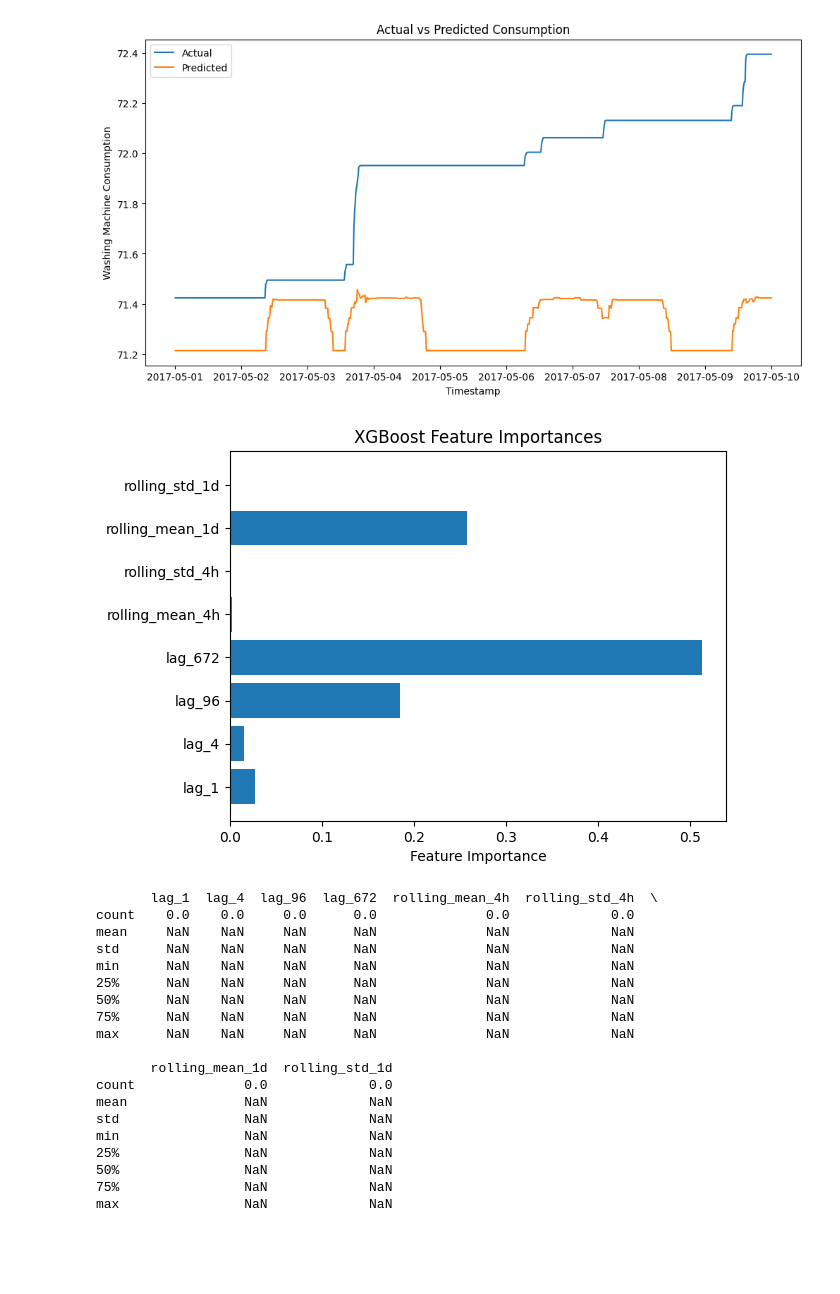
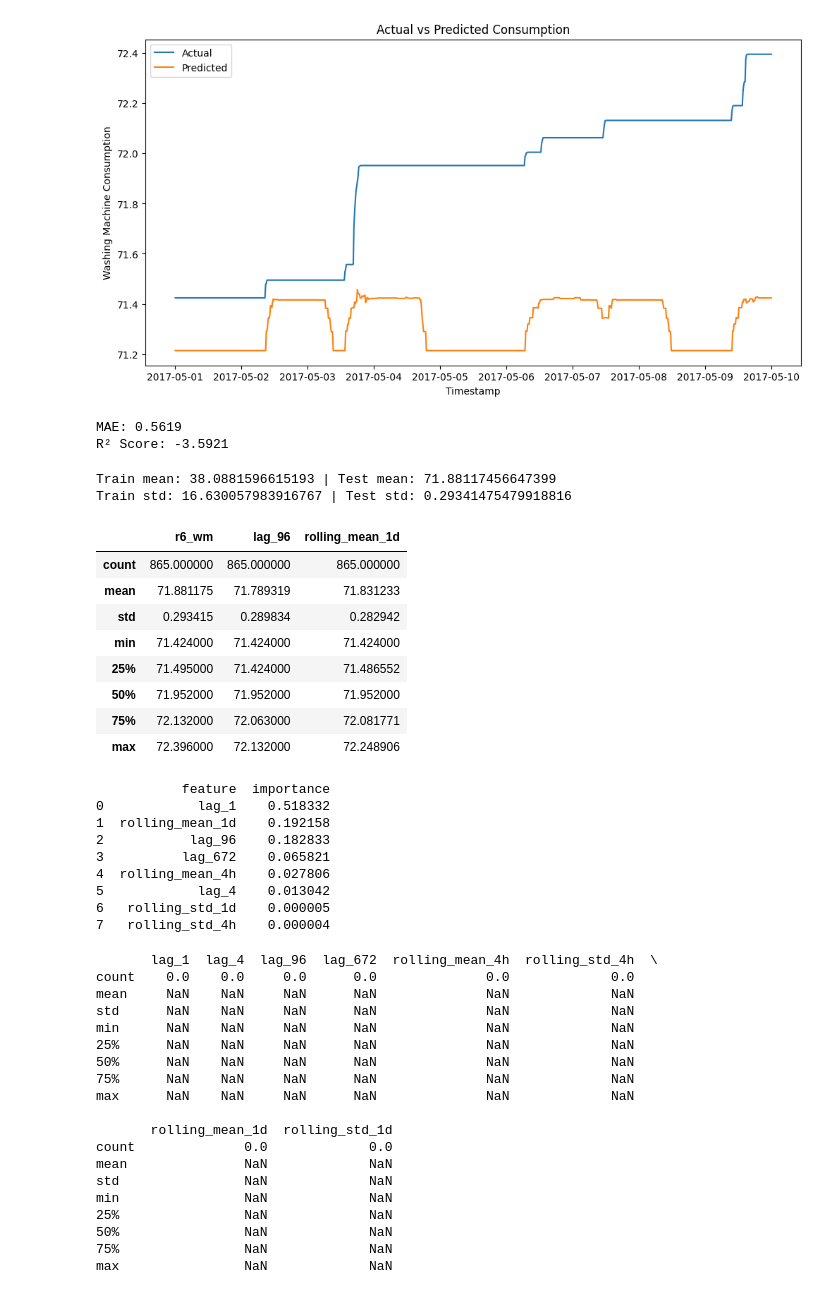
Before and after one commit to roushansr/Energy_Management, a Jupyter notebook: Codebook.ipynb, the cells around one changed output. Saved outputs shown, nothing was run; the diff lists cells and outputs as text; code cells hidden in the pictures; blank space fills up the shorter version.

Commit message:
Updated with XGBoost Model

```diff
--- a/Codebook.ipynb
+++ b/Codebook.ipynb
@@ -435,15 +438,58 @@ plt.legend()
 plt.show()
 # %% [output]
 [figure]
-# %%
-import matplotlib.pyplot as plt
-
-plt.barh(feature_cols, model.feature_importances_)
-plt.xlabel('Feature Importance')
-plt.title('XGBoost Feature Importances')
-plt.show()
-# %% [output]
-[figure, removed]
+# %%
+from sklearn.metrics import mean_absolute_error, r2_score
+
+mae = mean_absolute_error(y_test, y_pred)
+r2 = r2_score(y_test, y_pred)
+
+print(f"MAE: {mae:.4f}")
+print(f"R² Score: {r2:.4f}")
+
+# model performed worse since R² < 0.
+# %% [output]
+MAE: 0.5619
+R² Score: -3.5921
+# %%
+print("Train mean:", y_train.mean(), "| Test mean:", y_test.mean())
+print("Train std:", y_train.std(), "| Test std:", y_test.std())
+# %% [output]
+Train mean: 38.0881596615193 | Test mean: 71.88117456647399
+Train std: 16.630057983916767 | Test std: 0.29341475479918816
+# %%
+test_data[["r6_wm", "lag_96", "rolling_mean_1d"]].describe()
+# %% [output]
+|  | r6_wm | lag_96 | rolling_mean_1d |
+| count | 865.000000 | 865.000000 | 865.000000 |
+| mean | 71.881175 | 71.789319 | 71.831233 |
+| std | 0.293415 | 0.289834 | 0.282942 |
+| min | 71.424000 | 71.424000 | 71.424000 |
+| 25% | 71.495000 | 71.424000 | 71.486552 |
+| 50% | 71.952000 | 71.952000 | 71.952000 |
+| 75% | 72.132000 | 72.063000 | 72.081771 |
+| max | 72.396000 | 72.132000 | 72.248906 |
+# %%
+# Create DataFrame with feature names and their importance scores
+feature_importance_df = pd.DataFrame({
+    'feature': feature_cols,
+    'importance': model.feature_importances_
+})
+
+# Sort by importance descending
+feature_importance_df = feature_importance_df.sort_values(by='importance', ascending=False).reset_index(drop=True)
+
+print(feature_importance_df)
+# %% [output]
+           feature  importance
+0            lag_1    0.518332
+1  rolling_mean_1d    0.192158
+2           lag_96    0.182833
+3          lag_672    0.065821
+4  rolling_mean_4h    0.027806
+5            lag_4    0.013042
+6   rolling_std_1d    0.000005
+7   rolling_std_4h    0.000004
 # %%
 print(X_test.describe())
 # %% [output]
```
Also changed, not shown: parts of 4 cells of this notebook.
